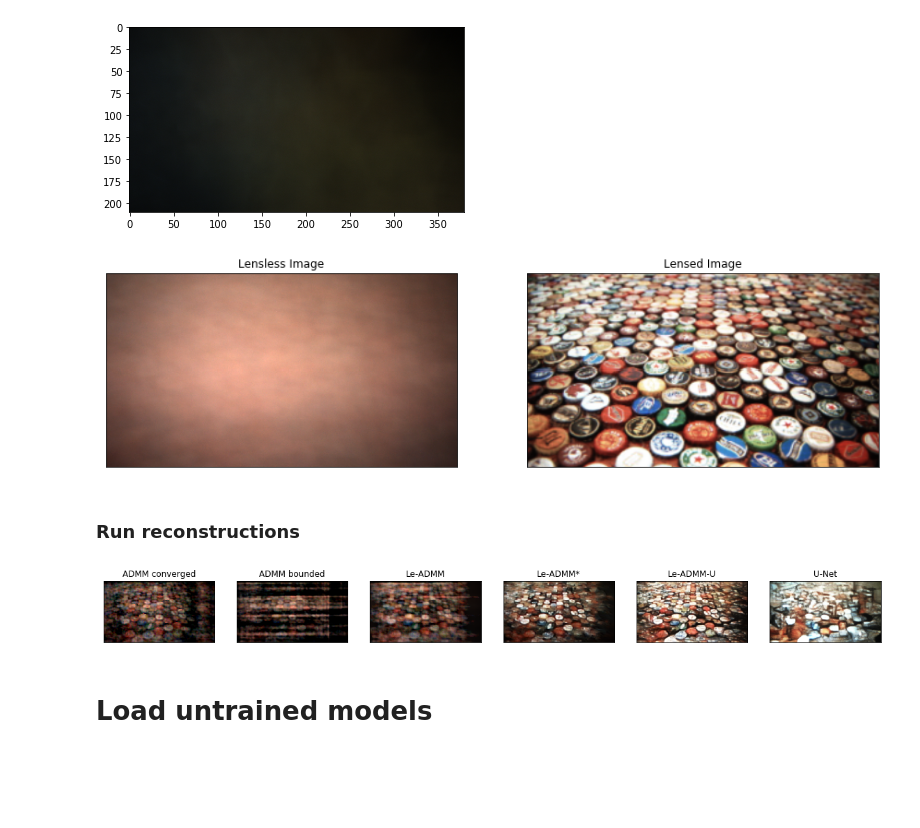
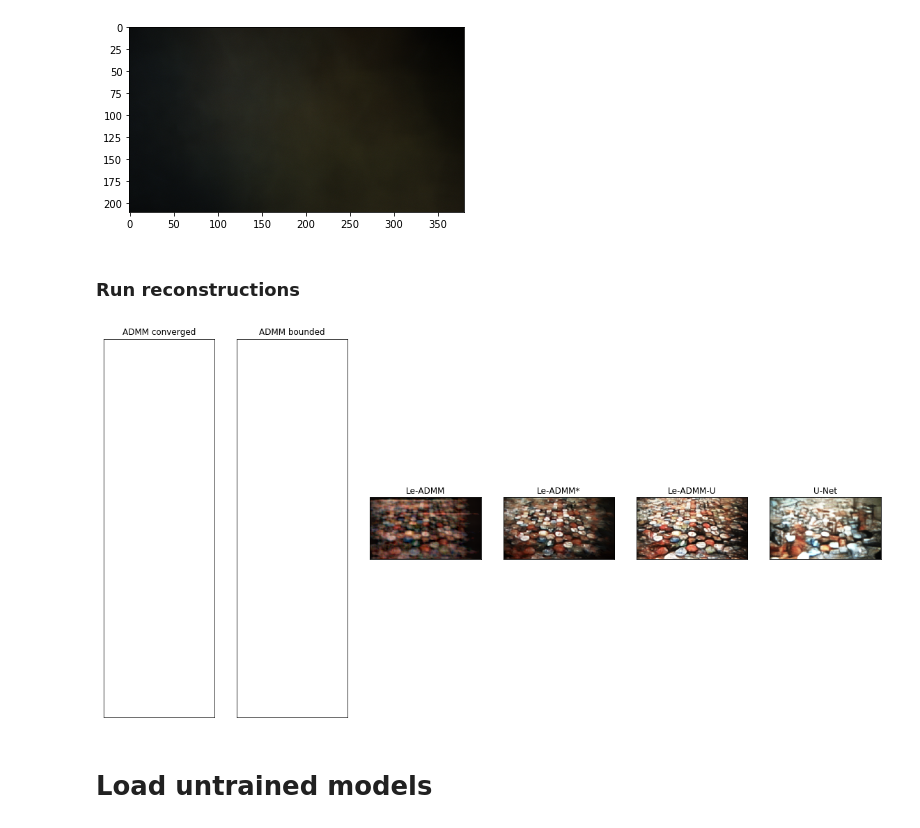
Before and after one commit to Waller-Lab/LenslessLearning, a Jupyter notebook: pre-trained reconstructions.ipynb, the cells around one changed output. Drawn from its saved outputs; the diff is of its cells as text; code cells hidden in the pictures; blank space fills up the shorter version.

```diff
--- a/pre-trained reconstructions.ipynb
+++ b/pre-trained reconstructions.ipynb
@@ -47,7 +47,7 @@ my_device = 'cpu'
 le_admm_u = torch.load('saved_models/model_le_admm_u.pt', map_location=my_device)
 le_admm_u.admm_model.cuda_device = my_device
 
-unet = torch.load('saved_models/unet.pt', map_location=my_device)
+unet = torch.load('saved_models/model_unet.pt', map_location=my_device)
 
 le_admm_s = torch.load('saved_models/model_le_admm_s.pt', map_location=my_device)
 le_admm_s.cuda_device = my_device
@@ -55,9 +55,9 @@ le_admm_s.cuda_device = my_device
 le_admm = torch.load('saved_models/model_le_admm.pt', map_location=my_device)
 le_admm.cuda_device = my_device
 
-admm_auto = torch.load('saved_models/admm_converged.pt', map_location=my_device)
+admm_auto = torch.load('saved_models/model_admm_converged.pt', map_location=my_device)
 admm_auto.cuda_device = my_device
-admm_auto5 = torch.load('saved_models/admm_bounded.pt', map_location=my_device)
+admm_auto5 = torch.load('saved_models/model_admm_bounded.pt', map_location=my_device)
 admm_auto5.cuda_device = my_device
 # %% [markdown]
 ### Load in sample image
@@ -87,8 +87,8 @@ plt.imshow(preplot(image[0].numpy()))
 # %%
 img_index = 8
 
-file_path_diffuser = 'sample images/diffuser/'
-file_path_lensed = 'sample images/lensed/'
+file_path_diffuser = 'sample_images/diffuser/'
+file_path_lensed = 'sample_images/lensed/'
 
 files = glob.glob(file_path_diffuser + '/*.npy')
 
@@ -107,16 +107,14 @@ ax[0].set_xticks([]); ax[0].set_yticks([]);
 ax[1].set_xticks([]); ax[1].set_yticks([]);
 ax[0].set_title('Lensless Image');
 ax[1].set_title('Lensed Image');
-# %% [output]
-[figure, removed]
 # %% [markdown]
 ### Run reconstructions
 # %%
 with torch.no_grad():
     inputs = image.to(my_device)
 
-    output_admm_converged = admm_auto(inputs)
-    output_admm_bounded = admm_auto5(inputs)
+    #output_admm_converged = admm_auto(inputs)
+    #output_admm_bounded = admm_auto5(inputs)
     output_le_admm = le_admm(inputs)
     output_le_admm_s = le_admm_s(inputs)
     output_le_admm_u = le_admm_u(inputs)
@@ -124,24 +122,24 @@ with torch.no_grad():
 # %%
 fig1, ax = plt.subplots(1,6,figsize=(20,10))
 
-ax[0].imshow(preplot(output_admm_converged[0].cpu().detach().numpy()))
-ax[1].imshow(preplot(output_admm_bounded[0].cpu().detach().numpy()))
+#ax[0].imshow(preplot(output_admm_converged[0].cpu().detach().numpy()))
+#ax[1].imshow(preplot(output_admm_bounded[0].cpu().detach().numpy()))
 ax[2].imshow(preplot(output_le_admm[0].cpu().detach().numpy()))
 ax[3].imshow(preplot(output_le_admm_s[0].cpu().detach().numpy()))
 ax[4].imshow(preplot(output_le_admm_u[0].cpu().detach().numpy()))
 ax[5].imshow(preplot(output_unet[0].cpu().detach().numpy()))
 
 for i in range(6):
     ax[i].set_xticks([]); ax[i].set_yticks([]);
 
 ax[0].set_title('ADMM converged');
 ax[1].set_title('ADMM bounded');
 ax[2].set_title('Le-ADMM');
 ax[3].set_title('Le-ADMM*');
 ax[4].set_title('Le-ADMM-U');
 ax[5].set_title('U-Net');
 # %% [output]
-[figure, old version]
+[figure, new version]
 # %% [markdown]
 # Load untrained models
 # %%
```
Also changed, not shown: parts of 1 cell of this notebook.
